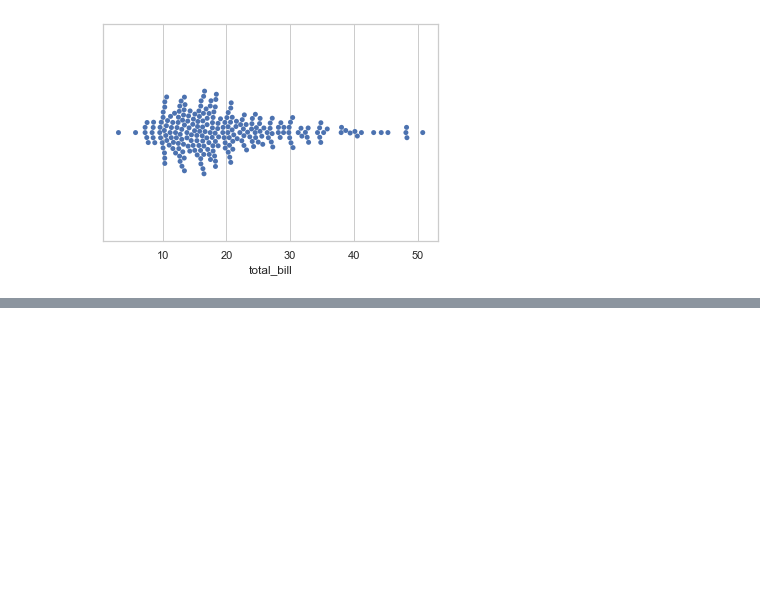
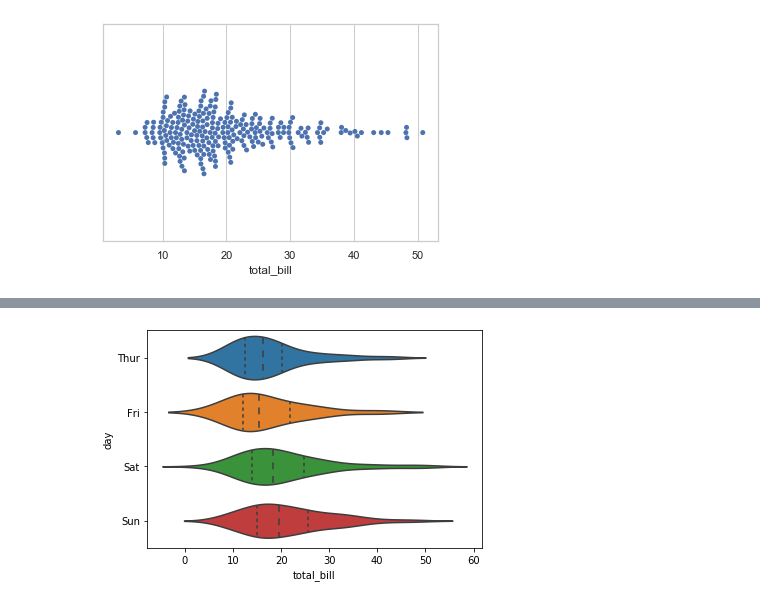
Before and after one commit to garycunningham89/fundamentalsdataanalysis, a Jupyter notebook: Fundamentals of Data Analysis.ipynb, the cells around one changed output, grey strips where cells are left out. Cells and saved outputs as stored; diff of their text form; code cells hidden in the pictures; blank space fills up the shorter version.

```diff
--- a/Fundamentals of Data Analysis.ipynb
+++ b/Fundamentals of Data Analysis.ipynb
@@ -163,0 +228,5 @@ sns.swarmplot(x="day", y="total_bill", data=tips)
+# %%
+sns.violinplot(y='day', x='total_bill', data=tips, inner='quartile')
+plt.show()
+# %% [output]
+[figure, added]
```
Also changed, not shown: parts of 11 cells of this notebook, 1 other file.
